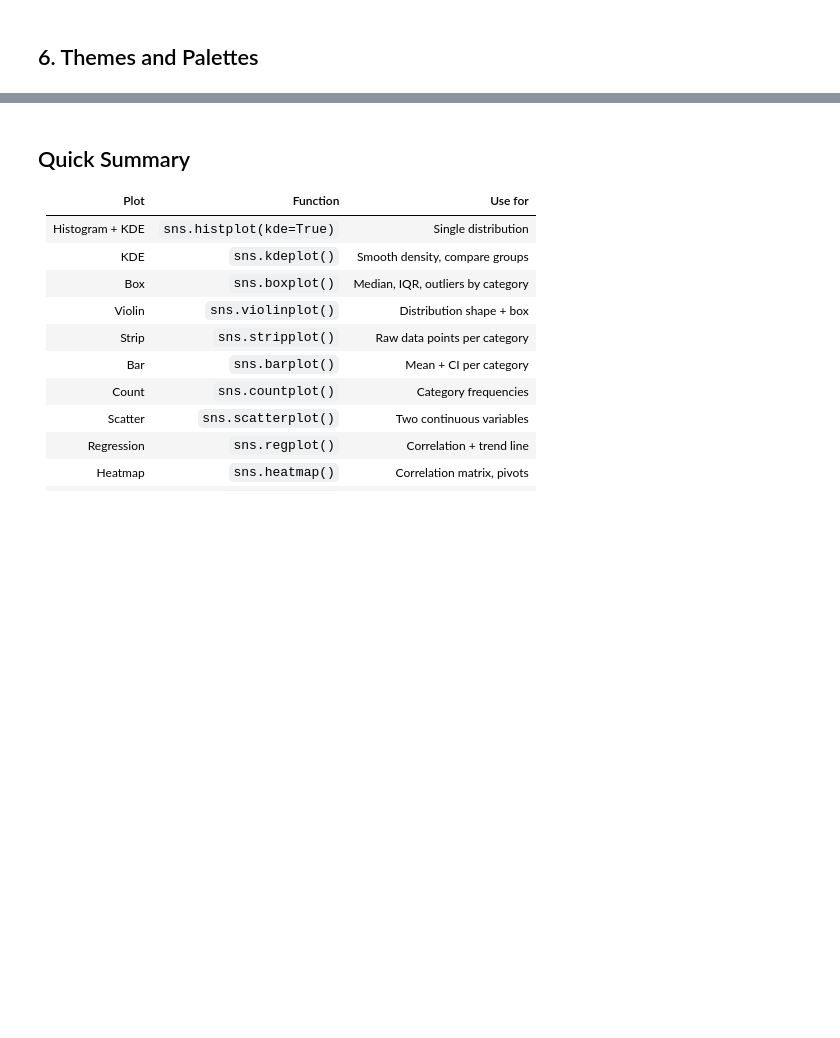
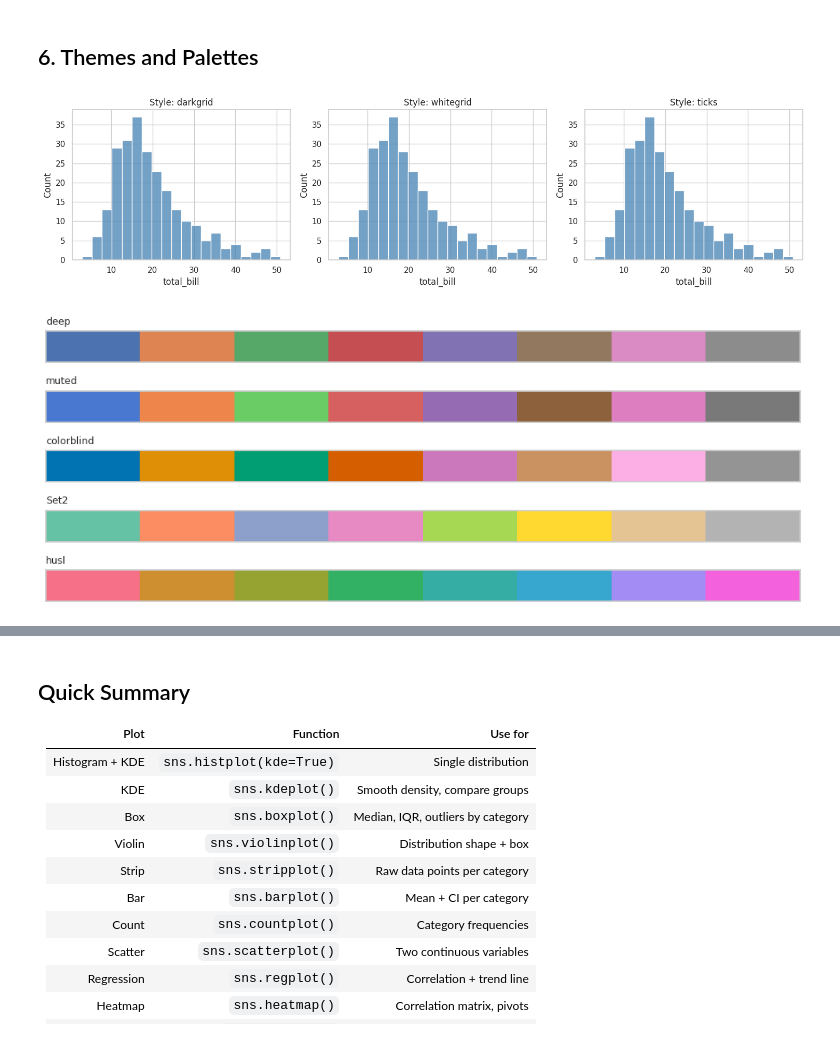
Before and after one commit to yash27007/python-bootcamp, a Jupyter notebook: 03-data-analysis/06-seaborn/seaborn_basics.ipynb, the cells around one changed output, grey strips where cells are left out. Drawn from its saved outputs; the diff is of its cells as text; code cells hidden in the pictures; blank space fills up the shorter version.

```diff
--- a/03-data-analysis/06-seaborn/seaborn_basics.ipynb
+++ b/03-data-analysis/06-seaborn/seaborn_basics.ipynb
@@ -165,23 +215,31 @@ plt.show()
 # %%
 # Available themes: white, whitegrid, dark, darkgrid, ticks
 # Available palettes: muted, pastel, deep, bright, dark, colorblind, Set2, husl
 
 fig, axes = plt.subplots(1, 3, figsize=(15, 4))
 themes = ['darkgrid', 'whitegrid', 'ticks']
 
 for ax, theme in zip(axes, themes):
     with sns.axes_style(theme):
         sns.histplot(tips['total_bill'], bins=20, ax=ax, color='steelblue')
         ax.set_title(f'Style: {theme}')
 
 plt.tight_layout()
 plt.show()
 
-# Viewing colour palettes
+# Viewing colour palettes -- sns.palplot() always draws its own figure and takes no `ax`
+# kwarg, so to place swatches on an existing multi-panel grid we draw them by hand with
+# ax.imshow() instead.
 palettes = ['deep', 'muted', 'colorblind', 'Set2', 'husl']
-fig, axes = plt.subplots(len(palettes), 1, figsize=(10, len(palettes)*0.8))
+fig, axes = plt.subplots(len(palettes), 1, figsize=(10, len(palettes) * 0.8))
 for ax, name in zip(axes, palettes):
-    sns.palplot(sns.color_palette(name, 8), ax=ax)
-    ax.set_title(name, fontsize=9)
+    colors = sns.color_palette(name, 8)
+    ax.imshow([colors], aspect='auto')
+    ax.set_yticks([])
+    ax.set_xticks([])
+    ax.set_title(name, fontsize=9, loc='left')
 plt.tight_layout()
 plt.show()
+# %% [output]
+[figure, added]
+[figure, added]
```
Also changed, not shown: parts of 14 cells of this notebook, 13 other files.
